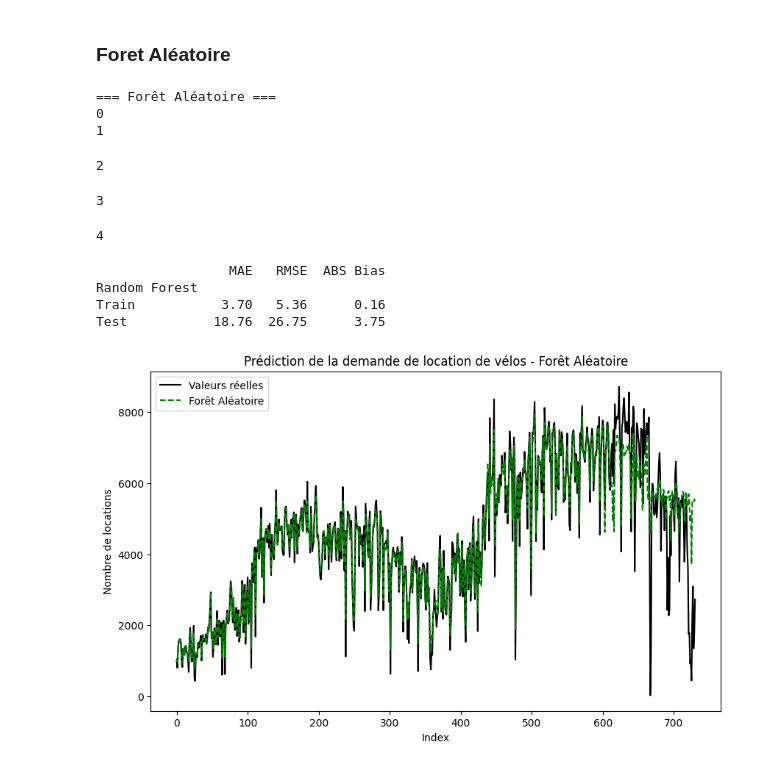
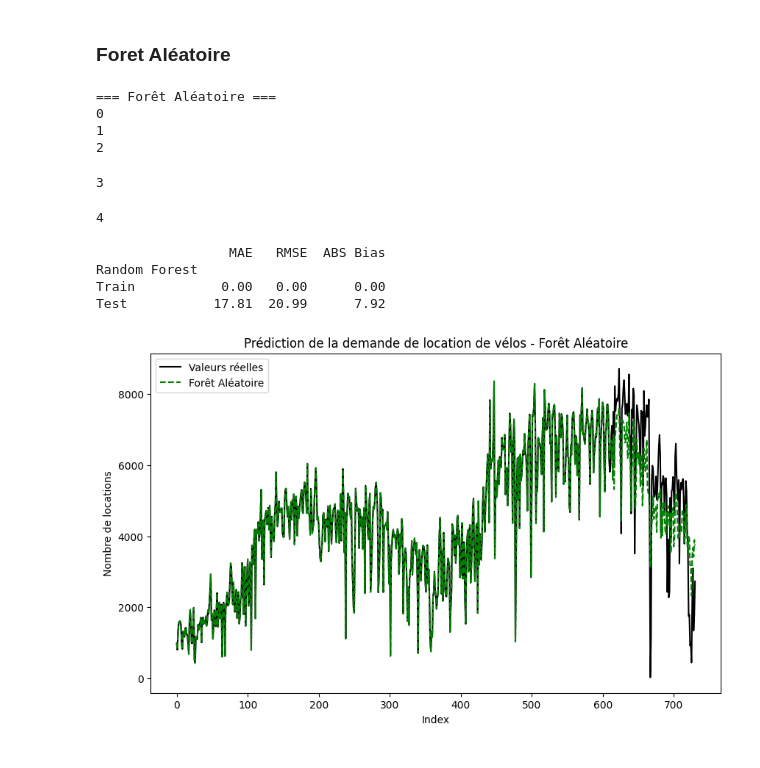
Before and after one commit to ClemRibe/ProjetML, a Jupyter notebook: ProjetML.ipynb, the cells around one changed output. Drawn from its saved outputs; the diff is of its cells as text; code cells hidden in the pictures.

```diff
--- a/ProjetML.ipynb
+++ b/ProjetML.ipynb
@@ -585,46 +585,46 @@ Test           21.01  26.80      6.84
 ### Foret Aléatoire
 # %%
 print("\n=== Forêt Aléatoire ===")
-forest_model = RandomForestRegressor(n_estimators=100, random_state=42)
+forest_model = ExtraTreesRegressor(n_estimators=100, random_state=42)
 
 scores = []
 for i, (train_index, test_index) in enumerate(tscv.split(X)):
     print(i)
     X_train = X[:len(train_index)]
     X_test = X[len(train_index):]
     y_train = y[:len(train_index)]
     y_test = y[len(train_index):]
     forest_model.fit(X_train, y_train)
     score = forest_model.score(X_test, y_test)
     scores.append(score)
 
 
 y_pred_train_forest = forest_model.predict(X_train)
 y_pred_test_forest = forest_model.predict(X_test)
 kpi_results['Random Forest'] = compute_KPIs(y_train, y_pred_train_forest, y_test, y_pred_test_forest, name='Random Forest')
 
 y_pred = np.append(y_pred_train_forest,y_pred_test_forest)
 
 plt.figure(figsize=(10, 6))
 plt.plot(y.values, label='Valeurs réelles', color='black')
 plt.plot(y_pred, label='Forêt Aléatoire', linestyle='--', color='green')
 plt.xlabel('Index')
 plt.ylabel('Nombre de locations')
 plt.title('Prédiction de la demande de location de vélos - Forêt Aléatoire')
 plt.legend()
 plt.show()
 # %% [output]
 === Forêt Aléatoire ===
 0
 1
+2
-2
+3
-3
+4
-4
+                 MAE   RMSE  ABS Bias
+Random Forest
+Train           0.00   0.00      0.00
+Test           17.81  20.99      7.92
-                 MAE   RMSE  ABS Bias
-Random Forest
-Train           3.70   5.36      0.16
-Test           18.76  26.75      3.75
-[figure, old version]
+[figure, new version]
 # %%
 features = pd.DataFrame(data=forest_model.feature_importances_.reshape(-1,1), index=X_train.columns, columns=["forest_model"])
 features["forest_model"] * 100
```
Also changed, not shown: parts of 2 cells of this notebook.
